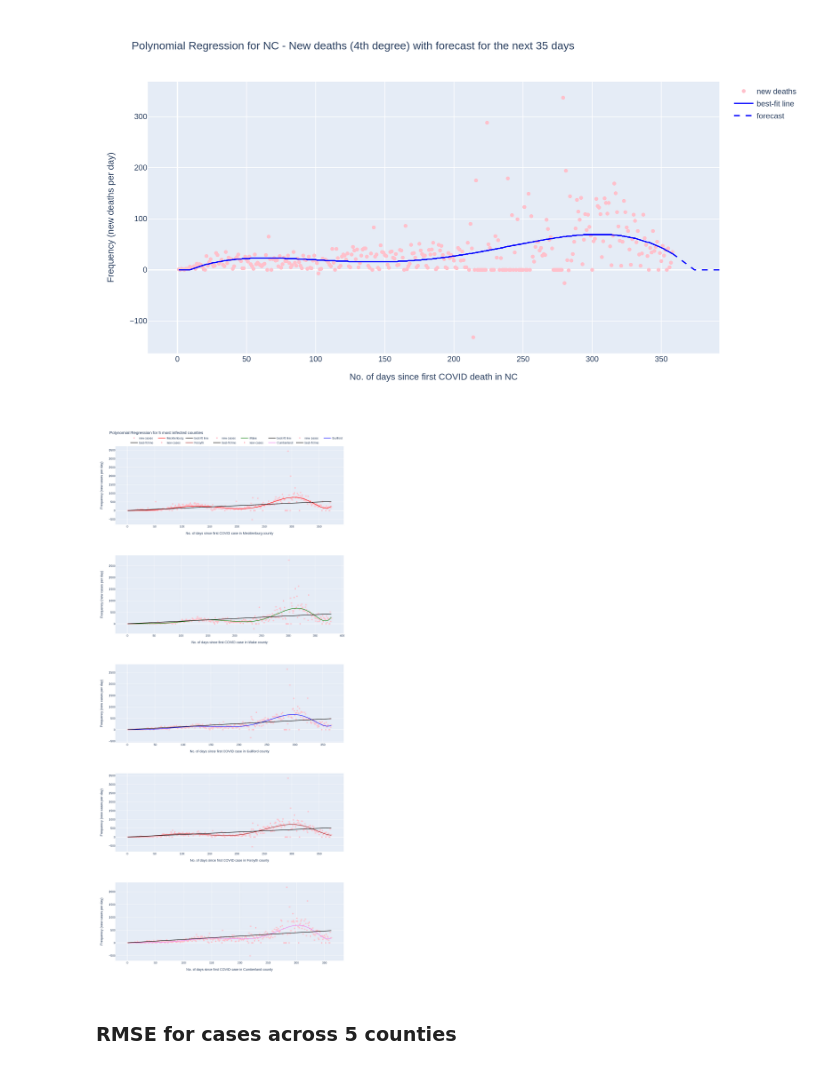
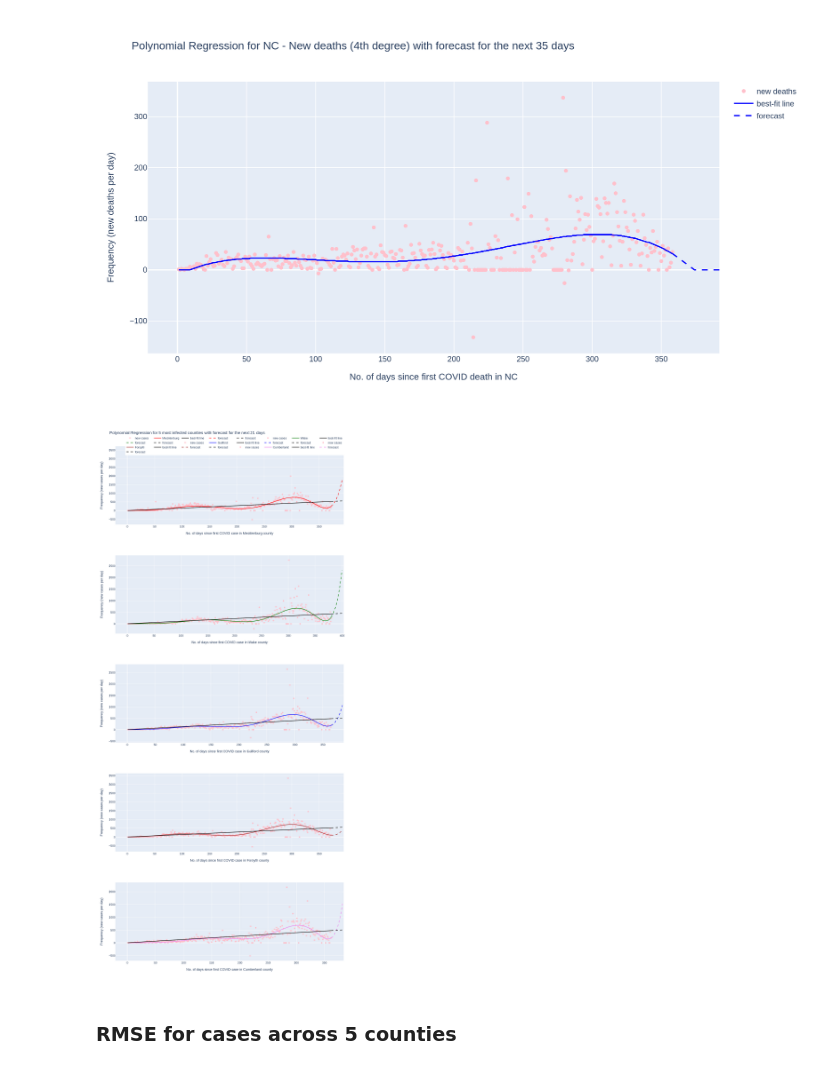
Before and after one commit to UNCG-CSE/SP-21_COVID-Team_4, a Jupyter notebook: src/member/Pratik/stage_III/stage_III.ipynb, the cells around one changed output. Cells and saved outputs as stored; diff of their text form; code cells hidden in the pictures.

```diff
--- a/src/member/Pratik/stage_III/stage_III.ipynb
+++ b/src/member/Pratik/stage_III/stage_III.ipynb
@@ -76,7 +76,8 @@ cases = cases[['date', 'days', 'cases']]
 deaths = deaths[['date', 'days', 'deaths']]
 lr_model_cases = sm.OLS(cases.cases, cases.days).fit()
 lr_model_deaths = sm.OLS(deaths.deaths, deaths.days).fit()
-temp = pd.DataFrame({"days": cases.days.values[-1] + np.arange(predict_days), "cases": np.ceil(lr_model_cases.predict(days))})
+days = cases.days.values[-1] + np.arange(predict_days)
+temp = pd.DataFrame({"days": days, "cases": np.ceil(lr_model_cases.predict(days))})
 temp = pd.concat([cases, temp])
 lr_model_cases = sm.OLS(temp.cases, temp.days).fit()
 temp = pd.DataFrame({"days": deaths.days.values[-1] + np.arange(predict_days), "deaths": np.ceil(lr_model_deaths.predict(days))})
@@ -295,35 +296,37 @@ def poly_fit(new_cases, county_id, county_popn, color, days):
                               line=dict(color=color)))
     go_objs.append(go.Scatter(x=county_cases['days'], y=county_cases['lr_pred'], mode='lines', marker=dict(size=10), name='best-fit line',
               line=dict(color='black')))
-#     days = cases.days.values[-1] + np.arange(14)
-#     xp = polynomial_features_cases.fit_transform(days.reshape(days.shape[0], 1))
-#     preds = np.ceil(poly_model_cases.predict(xp))
-#     go_objs.append(go.Scatter(x=days, y=preds, mode='lines', marker=dict(size=10), name='forecast', line=dict(dash='dash', color='red')))
+    days = county_cases.days.values[-1] + np.arange(21)
+    xp = polynomial_features_cases.fit_transform(days.reshape(days.shape[0], 1))
+    preds = np.ceil(poly_model_cases.predict(xp))
+    go_objs.append(go.Scatter(x=days, y=preds, mode='lines', marker=dict(size=10), name='forecast', line=dict(dash='dash', color=color)))
+    preds = lr_model_cases.predict(days)
+    go_objs.append(go.Scatter(x=days, y=preds, mode='lines', marker=dict(size=10), name='forecast', line=dict(dash='dash', color='black')))
     return county_cases, go_objs, poly_model_cases, degree
 # %%
 fig = make_subplots(rows=5, cols=1)
 max_popn = state_data.population.max()
 colors = ['red', 'green', 'blue', 'brown', 'violet']
 county_dfs = []
 models = []
 for idx, i in enumerate(cases_data.index[:5]):
     county_name = state_data.loc[i]['County Name'].split(" ")[0]
     popn = state_data.loc[i].population
     county_cases, go_objs, model, degree = poly_fit(new_cases, i, popn, colors[idx], days)
     county_dfs.append(county_cases)
     models.append((model, degree))
     for go_obj in go_objs:
         fig.append_trace(go_obj, idx+1, col=1)
     fig.update_xaxes(title_text="No. of days since first COVID case in {0} county".format(county_name), row=idx+1, col=1)
     fig.update_yaxes(title_text="Frequency (new cases per day)", row=idx+1, col=1)
 fig.update_layout(
-    title="Polynomial Regression for 5 most infected counties",
+    title="Polynomial Regression for 5 most infected counties with forecast for the next 21 days",
     legend=dict(orientation="h", yanchor="top", y=1.023, xanchor="right", x=1)
 )
 img_bytes = fig.to_image(format="png", width=1100, height=2300, scale=2)
 Image(img_bytes)
 # %% [output]
-[figure, old version]
+[figure, new version]
 # %% [markdown]
 ### RMSE for cases across 5 counties
 # %%
```
